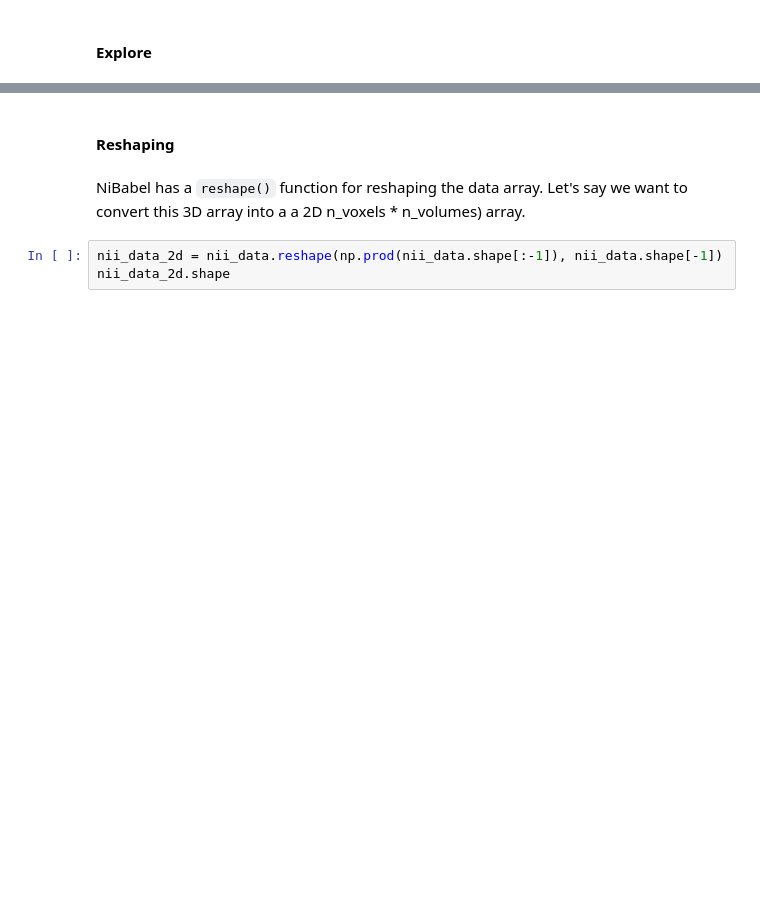
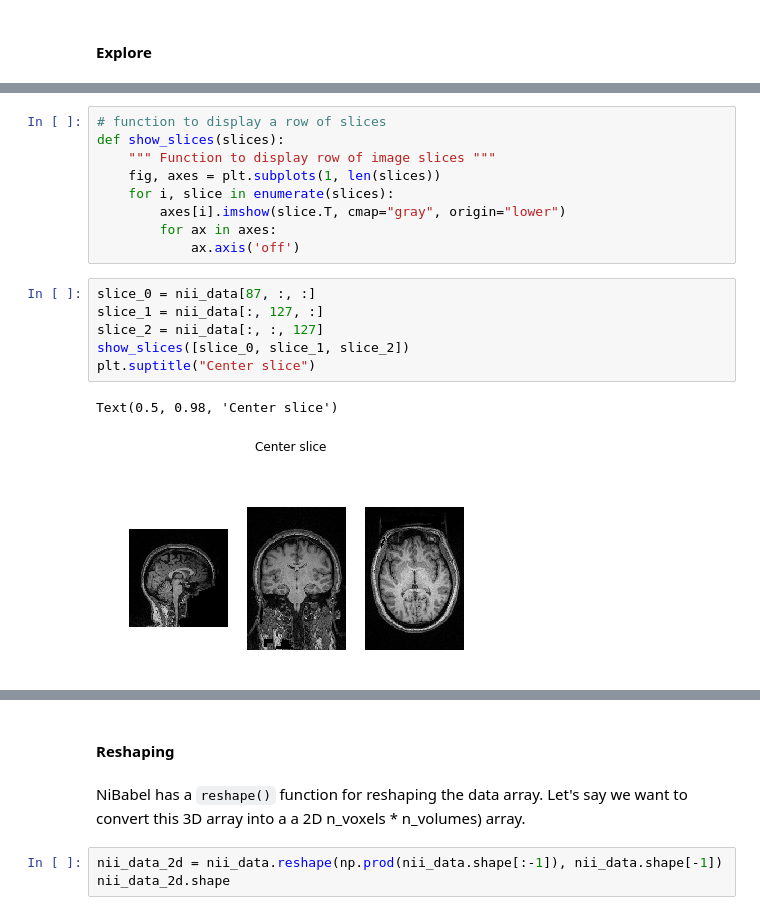
Before and after one commit to carpentries-incubator/SDC-BIDS-fMRI, a Jupyter notebook: bin/01_neuroimaging-fundamentals-and-nibabel.ipynb, the cells around one changed output, grey strips where cells are left out. Saved outputs shown, nothing was run; the diff lists cells and outputs as text; blank space fills up the shorter version.

```diff
--- a/bin/01_neuroimaging-fundamentals-and-nibabel.ipynb
+++ b/bin/01_neuroimaging-fundamentals-and-nibabel.ipynb
@@ -102,0 +201,18 @@ The shape of the data always has at least 3 dimensions (X, Y, and Z) and sometim
+# %%
+# function to display a row of slices
+def show_slices(slices):
+    """ Function to display row of image slices """
+    fig, axes = plt.subplots(1, len(slices))
+    for i, slice in enumerate(slices):
+        axes[i].imshow(slice.T, cmap="gray", origin="lower")
+        for ax in axes:
+            ax.axis('off')
+# %%
+slice_0 = nii_data[87, :, :]
+slice_1 = nii_data[:, 127, :]
+slice_2 = nii_data[:, :, 127]
+show_slices([slice_0, slice_1, slice_2])
+plt.suptitle("Center slice")
+# %% [output]
+Text(0.5, 0.98, 'Center slice')
+[figure, added]
```
Also changed, not shown: parts of 66 cells of this notebook, 3 other files.
